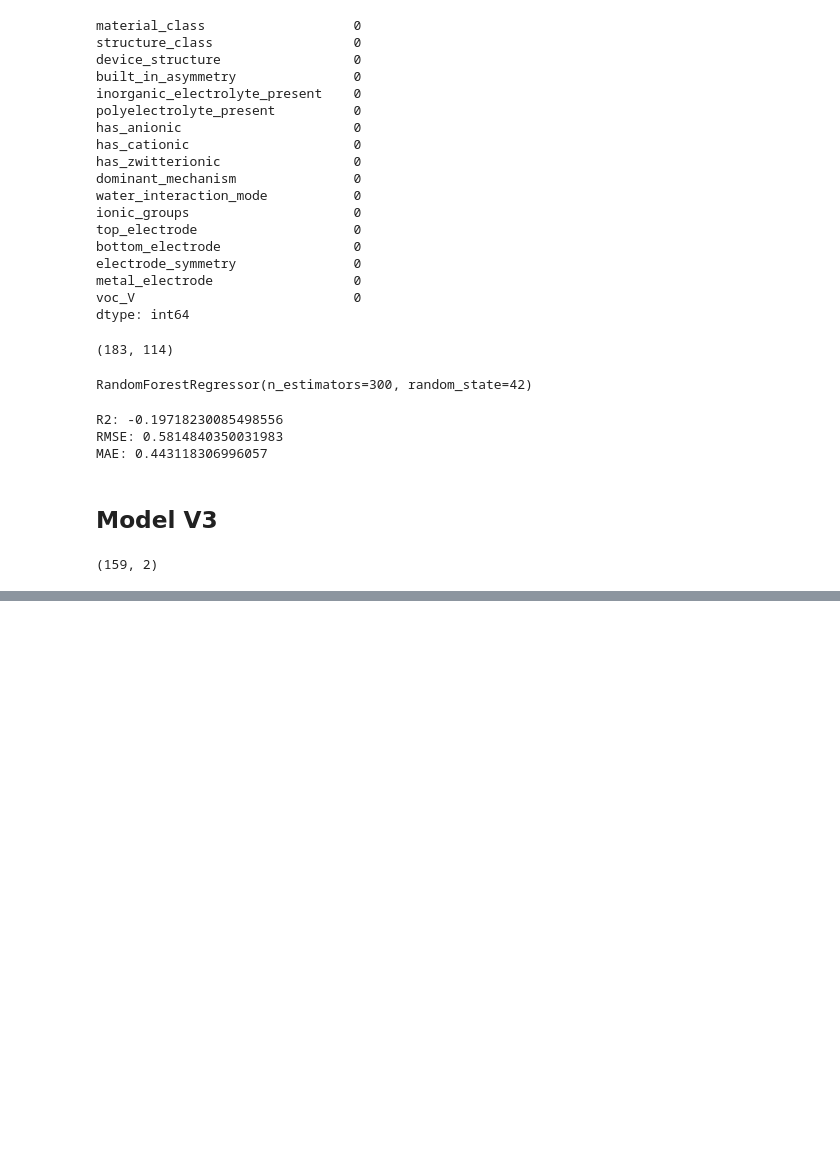
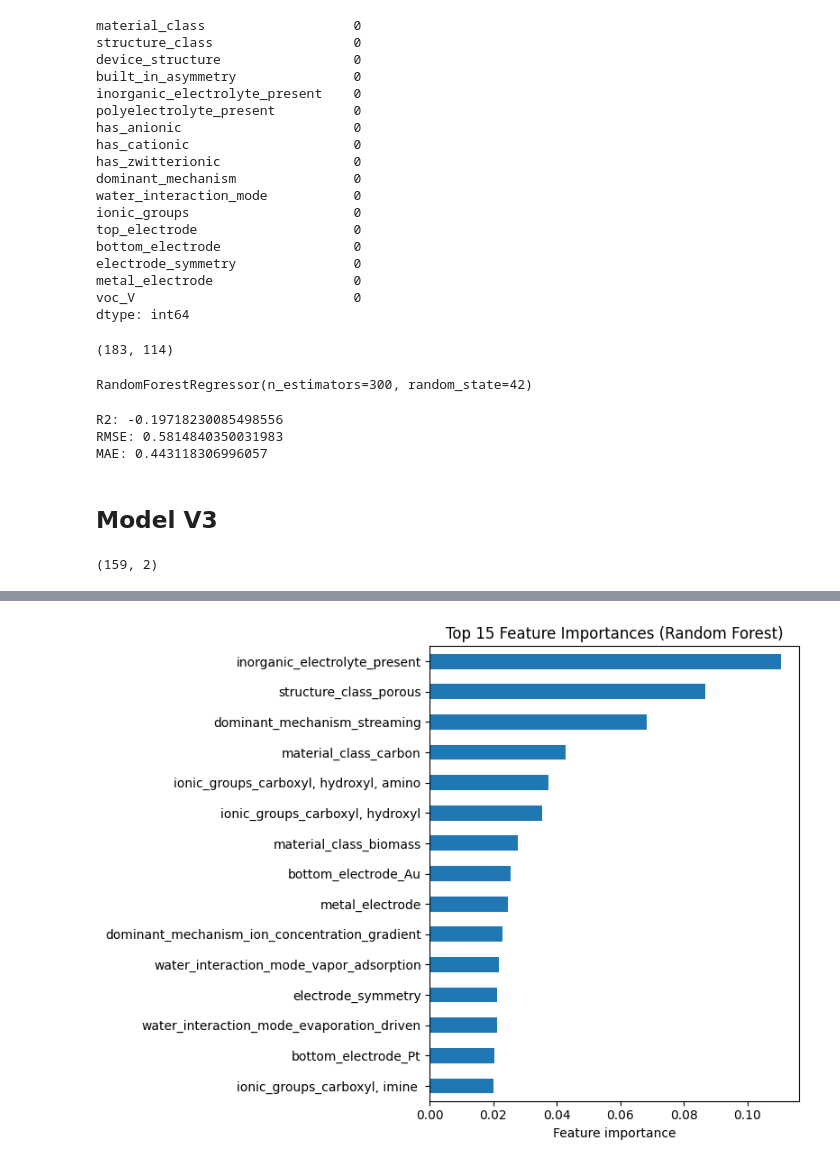
Before and after one commit to wenluanzhang/hydrovoltaic-ml, a Jupyter notebook: notebooks/01_data_cleaning.ipynb, the cells around one changed output, grey strips where cells are left out. Cells and saved outputs as stored; diff of their text form; code cells hidden in the pictures; blank space fills up the shorter version.

```diff
--- a/notebooks/01_data_cleaning.ipynb
+++ b/notebooks/01_data_cleaning.ipynb
@@ -409,0 +442,5 @@ df_clean[["voc_V", "jsc_uA_cm2"]].dropna().shape
+# %%
+# One-hot encoding
+X_v3_encoded = pd.get_dummies(X_v3, drop_first=False)
+
+X_v3_encoded.shape
@@ -409,0 +449,17 @@ df_clean[["voc_V", "jsc_uA_cm2"]].dropna().shape
+# %%
+from sklearn.model_selection import train_test_split
+from sklearn.ensemble import RandomForestRegressor
+
+X_train, X_test, y_train, y_test = train_test_split(
+    X_v3_encoded,
+    y_v3,
+    test_size=0.2,
+    random_state=42
+)
+
+rf_v3 = RandomForestRegressor(
+    n_estimators=300,
+    random_state=42
+)
+
+rf_v3.fit(X_train, y_train)
@@ -409,0 +484,10 @@ df_clean[["voc_V", "jsc_uA_cm2"]].dropna().shape
+# %%
+# Compute feature importance from Random Forest
+import pandas as pd
+
+feature_importance = pd.Series(
+    rf_v3.feature_importances_,
+    index=X_v3_encoded.columns
+).sort_values(ascending=False)
+
+feature_importance.head(20)
@@ -409,0 +512,15 @@ df_clean[["voc_V", "jsc_uA_cm2"]].dropna().shape
+# %%
+# Plot top 15 feature importances
+import matplotlib.pyplot as plt
+
+top_n = 15
+fi_top = feature_importance.head(top_n).sort_values()
+
+plt.figure(figsize=(8, 6))
+fi_top.plot(kind="barh")
+plt.xlabel("Feature importance")
+plt.title("Top 15 Feature Importances (Random Forest)")
+plt.tight_layout()
+plt.show()
+# %% [output]
+[figure, added]
```
Also changed, not shown: parts of 7 cells of this notebook.
